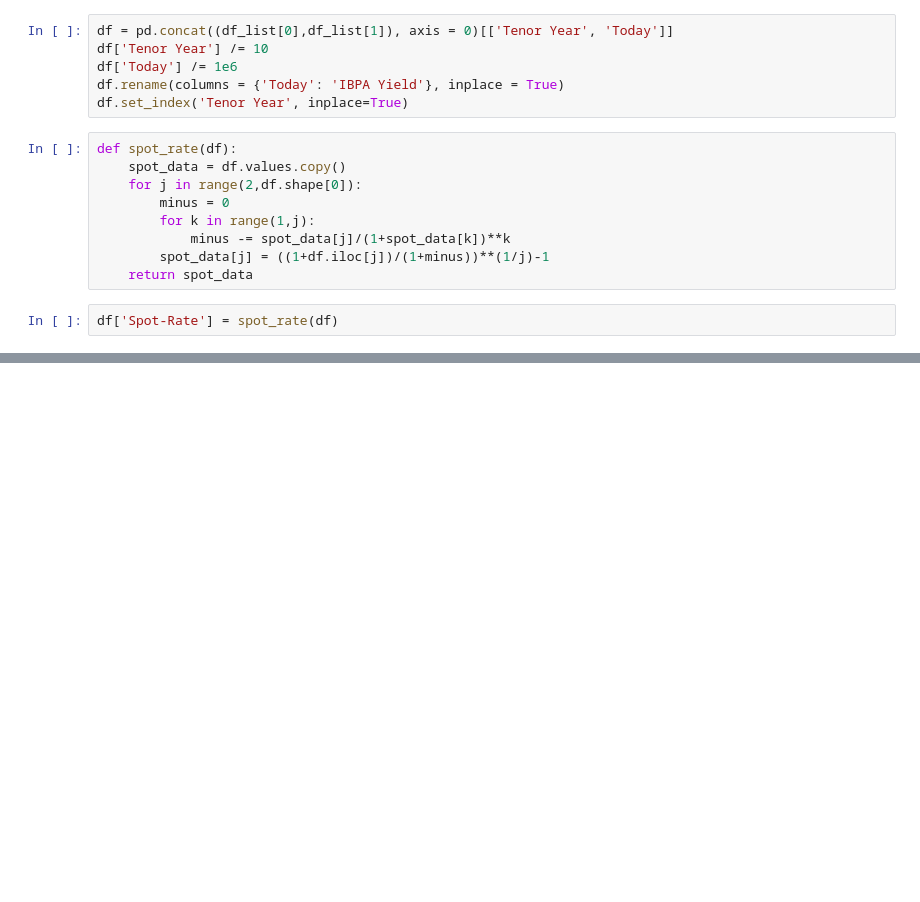
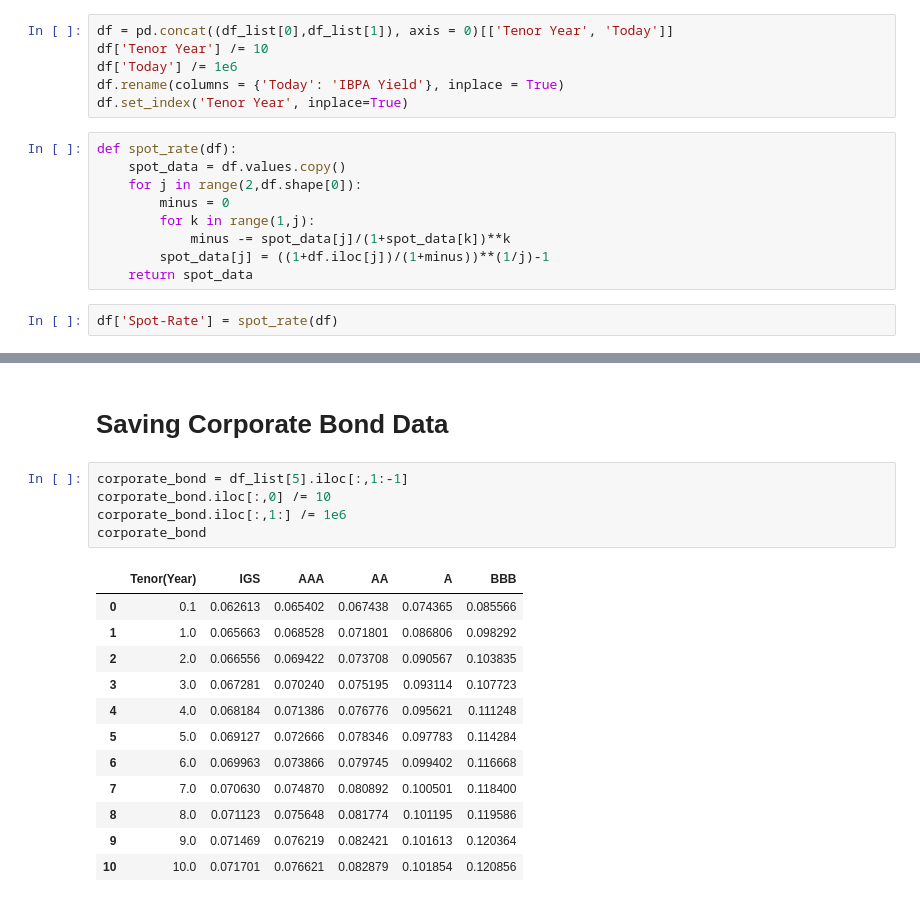
Before and after one commit to leonv1602/scraping-ibpa-data, a Jupyter notebook: Scrape PHEI/scrape.ipynb, the cells around one changed output, grey strips where cells are left out. Cells and saved outputs as stored; diff of their text form; blank space fills up the shorter version.

```diff
--- a/Scrape PHEI/scrape.ipynb
+++ b/Scrape PHEI/scrape.ipynb
@@ -132 +168,21 @@ df.to_excel(f'/workspaces/NSS-Model/Scrape PHEI/{clean_date.split("-")[2]}-{clea
             sheet_name=clean_date)
+# %% [markdown]
+# Saving Corporate Bond Data
+# %%
+corporate_bond = df_list[5].iloc[:,1:-1]
+corporate_bond.iloc[:,0] /= 10
+corporate_bond.iloc[:,1:] /= 1e6
+corporate_bond
+# %% [output]
+|  | Tenor(Year) | IGS | AAA | AA | A | BBB |
+| 0 | 0.1 | 0.062613 | 0.065402 | 0.067438 | 0.074365 | 0.085566 |
+| 1 | 1.0 | 0.065663 | 0.068528 | 0.071801 | 0.086806 | 0.098292 |
+| 2 | 2.0 | 0.066556 | 0.069422 | 0.073708 | 0.090567 | 0.103835 |
+| 3 | 3.0 | 0.067281 | 0.070240 | 0.075195 | 0.093114 | 0.107723 |
+| 4 | 4.0 | 0.068184 | 0.071386 | 0.076776 | 0.095621 | 0.111248 |
+| 5 | 5.0 | 0.069127 | 0.072666 | 0.078346 | 0.097783 | 0.114284 |
+| 6 | 6.0 | 0.069963 | 0.073866 | 0.079745 | 0.099402 | 0.116668 |
+| 7 | 7.0 | 0.070630 | 0.074870 | 0.080892 | 0.100501 | 0.118400 |
+| 8 | 8.0 | 0.071123 | 0.075648 | 0.081774 | 0.101195 | 0.119586 |
+| 9 | 9.0 | 0.071469 | 0.076219 | 0.082421 | 0.101613 | 0.120364 |
+| 10 | 10.0 | 0.071701 | 0.076621 | 0.082879 | 0.101854 | 0.120856 |
```
Also changed, not shown: parts of 16 cells of this notebook, 2 other files.
